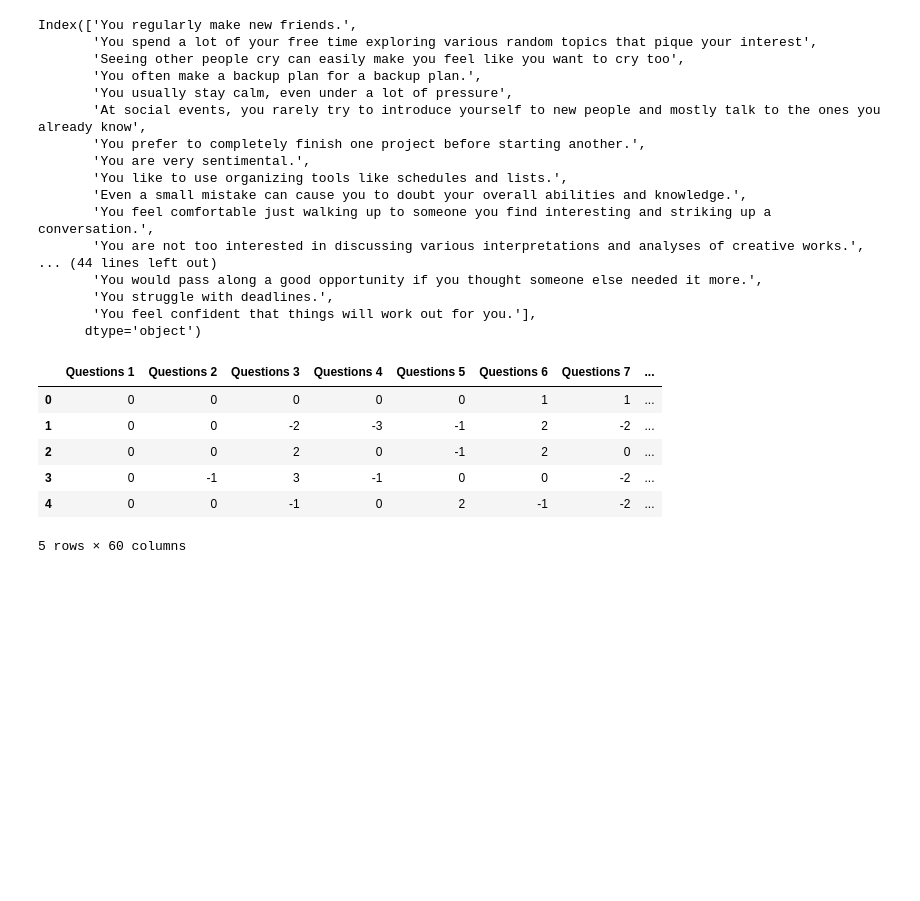
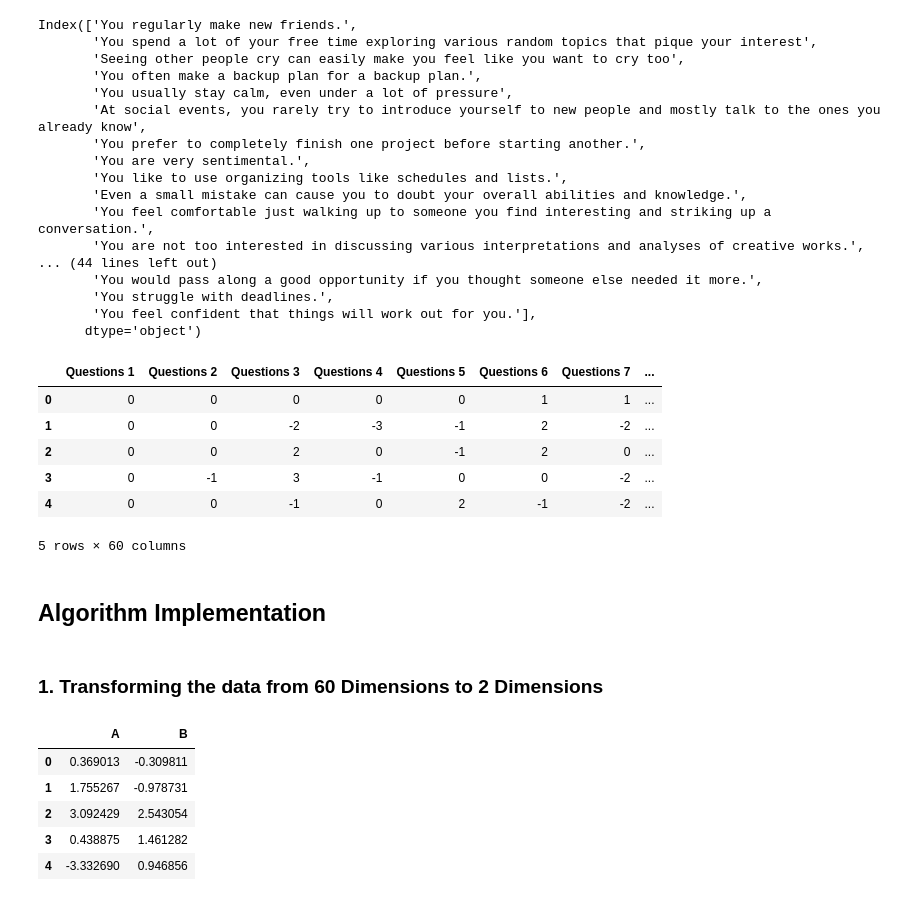
Before and after one commit to artjom2281337/predictive-1, a Jupyter notebook: unsupervised_kmeans.ipynb, the cells around one changed output. Cells and saved outputs as stored; diff of their text form; code cells hidden in the pictures; blank space fills up the shorter version.

```diff
--- a/unsupervised_kmeans.ipynb
+++ b/unsupervised_kmeans.ipynb
@@ -143,3 +160,20 @@ df.head()
 | 3 | 0 | -1 | 3 | -1 | 0 | 0 | -2 | ... |
 | 4 | 0 | 0 | -1 | 0 | 2 | -1 | -2 | ... |
 5 rows × 60 columns
+# %% [markdown]
+## Algorithm Implementation
+# %% [markdown]
+### 1. Transforming the data from 60 Dimensions to 2 Dimensions
+# %%
+df = pd.DataFrame(data=pca.fit_transform(df), columns=["A", "B"])
+df.head()
+
+# df: pd.DataFrame = pd.DataFrame(np.array(list(np.array([sum(list(filter(lambda x: x > 0, row))), sum(list(filter(lambda x: x < 0, row)))]) for row in df.to_numpy())), columns=["Positive", "Negative"])
+# df.head()
+# %% [output]
+|  | A | B |
+| 0 | 0.369013 | -0.309811 |
+| 1 | 1.755267 | -0.978731 |
+| 2 | 3.092429 | 2.543054 |
+| 3 | 0.438875 | 1.461282 |
+| 4 | -3.332690 | 0.946856 |
```
Also changed, not shown: parts of 10 cells of this notebook.
